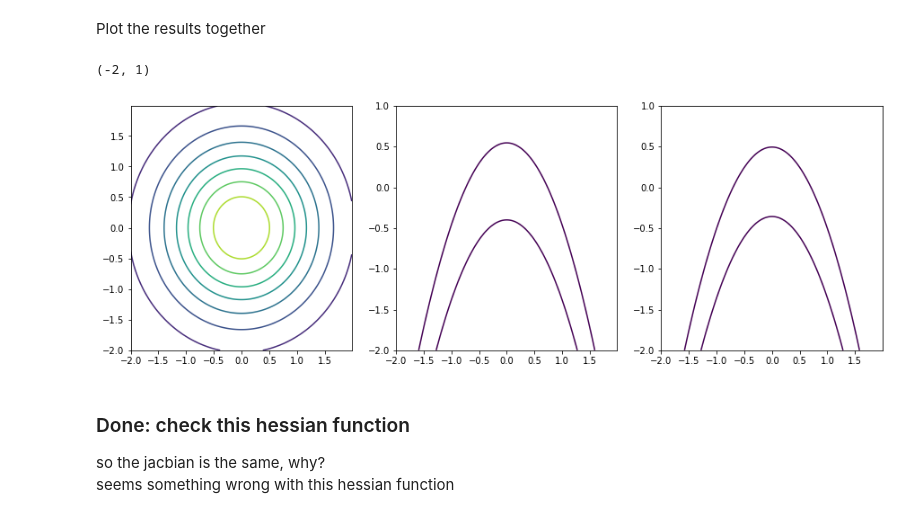
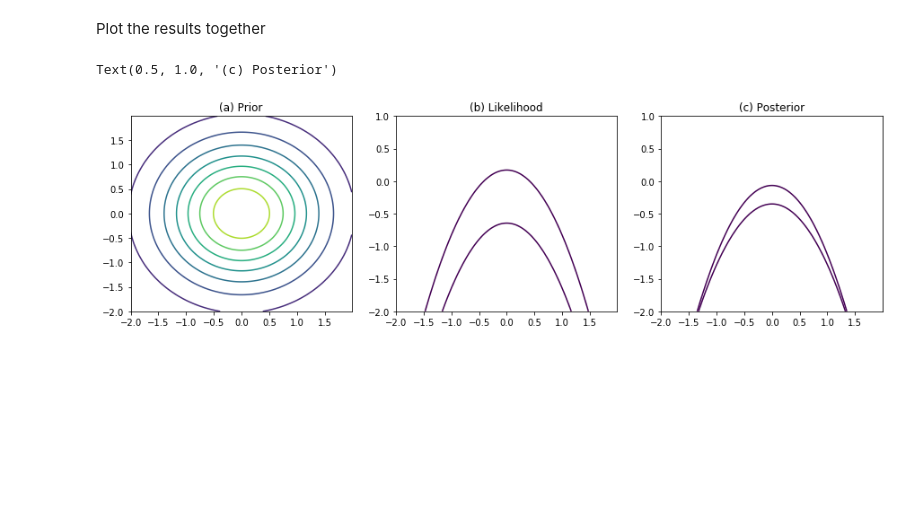
Before and after one commit to GeorgeLiang3/repository1, a Jupyter notebook: Banana_0.6_Bayesian Hessian.ipynb, the cells around one changed output. Saved outputs shown, nothing was run; the diff lists cells and outputs as text; code cells hidden in the pictures; blank space fills up the shorter version.

```diff
--- a/Banana_0.6_Bayesian Hessian.ipynb
+++ b/Banana_0.6_Bayesian Hessian.ipynb
@@ -570,7 +619,7 @@ sigma2y = 1 # standard deviation of observation data
 y_ = np.random.normal(loc =c, scale = sigma2y, size = N)
 D = tf.convert_to_tensor(y_,dtype = tf.float32)
 
-def joint_post_prob(y,theta1,theta2):
+def joint_post_prob(D,theta1,theta2):
     # define random variables prior
     mvn = tfd.MultivariateNormalFullCovariance(
             loc = mu,
@@ -579,5 +628,5 @@ def joint_post_prob(y,theta1,theta2):
     # define likelihood
     y = tfd.Normal(loc = tf.add(theta2,tf.pow(theta1,2.)), scale = sigma2y)
     # return the posterior probability
-    return (tf.exp(mvn.log_prob(tf.squeeze(z))
-          +tf.reduce_sum(y.log_prob(D))))
+    return (tf.exp(mvn.prob(tf.squeeze(z))
+           +tf.reduce_sum(y.prob(D))))
@@ -612,7 +681,7 @@ def likelihood_prob(y,theta1,theta2):
     # define likelihood
     y = tfd.Normal(loc = tf.add(theta2,tf.pow(theta1,2.)), scale = sigma2y)
     # return the posterior probability
-    return(tf.reduce_sum(y.prob(D)))
+    return(tf.exp(tf.reduce_sum(y.prob(D))))
 # %%
 x, y = np.mgrid[-2:2:.01, -2:2:.01]
 pos = np.empty(x.shape + (2,),dtype = np.float32)
@@ -709,16 +778,17 @@ Text(0, 0.5, 'x2')
 # %% [markdown]
 Plot the results together
 # %%
-fig, ax = plt.subplots(1, 3,figsize=(15,5))
+fig, ax = plt.subplots(1, 3,figsize=(15,4))
 ax[0].contour(x, y, prior)
-ax[1].contour(x, y, pdf,[joint_prob(D,0.,0.2).numpy()])
+ax[0].set_title('(a) Prior')
+
+ax[1].contour(x, y, likelihood,[likelihood_prob(D,0.,-0.35).numpy()])
 ax[1].set_ylim(-2,1)
-ax[2].contour(x, y, likelihood,[likelihood_prob(D,0.,0.2).numpy()])
+ax[1].set_title('(b) Likelihood')
+
+ax[2].contour(x, y, post,[joint_post_prob(D,0.,-0.35)])
 ax[2].set_ylim(-2,1)
+ax[2].set_title('(c) Posterior')
 # %% [output]
-(-2, 1)
+Text(0.5, 1.0, '(c) Posterior')
-[figure, old version]
+[figure, new version]
-# %% [markdown]
-### Done: check this hessian function
-so the jacbian is the same, why?
-seems something wrong with this hessian function
```
Also changed, not shown: parts of 27 cells of this notebook, 15 other files.
